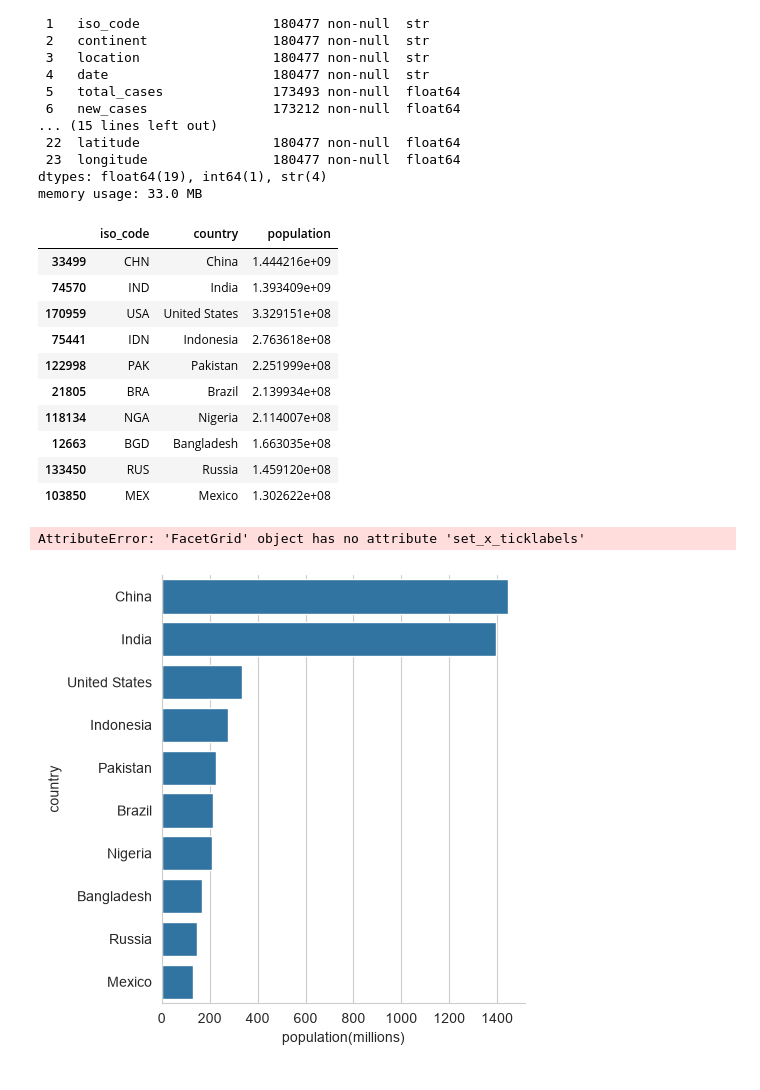
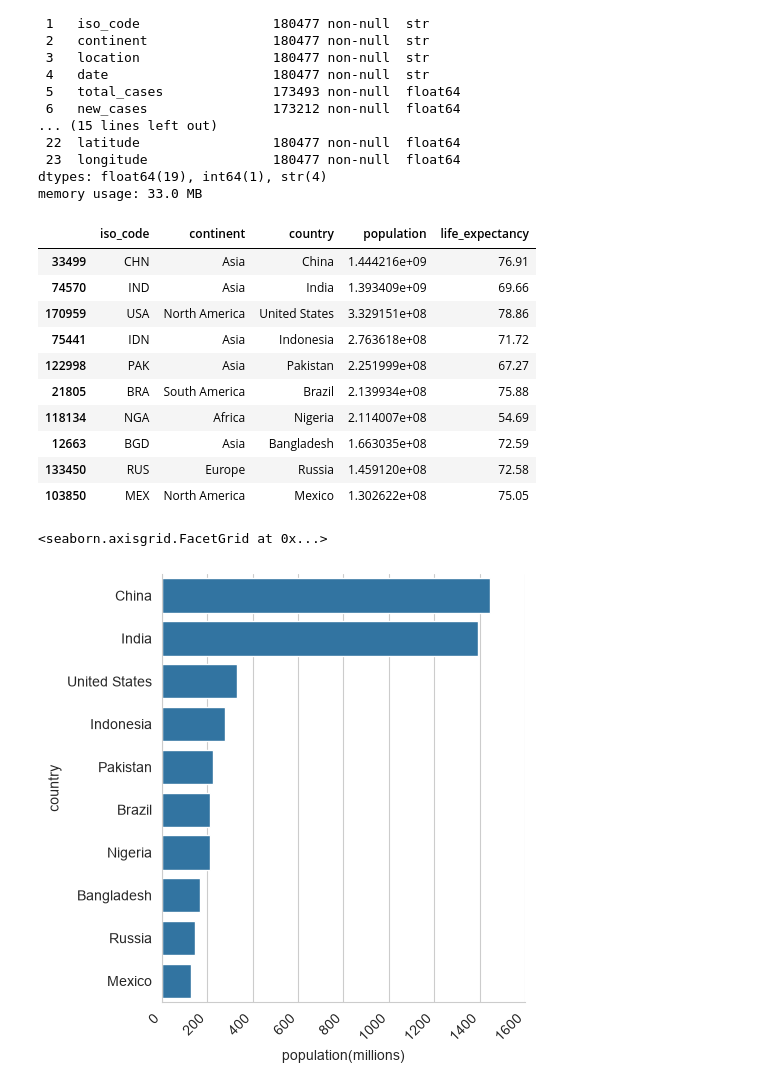
Before and after one commit to alesziegler/clab-project-covid-data, a Jupyter notebook: covid_19_tracker.ipynb, the cells around one changed output. Drawn from its saved outputs; the diff is of its cells as text; code cells hidden in the pictures.

```diff
--- a/covid_19_tracker.ipynb
+++ b/covid_19_tracker.ipynb
@@ -47,7 +47,7 @@ Data columns (total 24 columns):
 dtypes: float64(19), int64(1), str(4)
 memory usage: 33.0 MB
 # %%
-df_countries = df[["iso_code","location","population"]].drop_duplicates()
+df_countries = df[["iso_code","continent","location","population","life_expectancy"]].drop_duplicates()
 df_countries = df_countries.rename(columns={"location":"country"})
 df_countries = df_countries.sort_values(by="population",ascending=False)
 
@@ -55,27 +55,27 @@ ten_top_pop_countries = df_countries.head(10)
 
 ten_top_pop_countries
 # %% [output]
-|  | iso_code | country | population |
-| 33499 | CHN | China | 1.444216e+09 |
-| 74570 | IND | India | 1.393409e+09 |
-| 170959 | USA | United States | 3.329151e+08 |
-| 75441 | IDN | Indonesia | 2.763618e+08 |
-| 122998 | PAK | Pakistan | 2.251999e+08 |
-| 21805 | BRA | Brazil | 2.139934e+08 |
-| 118134 | NGA | Nigeria | 2.114007e+08 |
-| 12663 | BGD | Bangladesh | 1.663035e+08 |
-| 133450 | RUS | Russia | 1.459120e+08 |
-| 103850 | MEX | Mexico | 1.302622e+08 |
+|  | iso_code | continent | country | population | life_expectancy |
+| 33499 | CHN | Asia | China | 1.444216e+09 | 76.91 |
+| 74570 | IND | Asia | India | 1.393409e+09 | 69.66 |
+| 170959 | USA | North America | United States | 3.329151e+08 | 78.86 |
+| 75441 | IDN | Asia | Indonesia | 2.763618e+08 | 71.72 |
+| 122998 | PAK | Asia | Pakistan | 2.251999e+08 | 67.27 |
+| 21805 | BRA | South America | Brazil | 2.139934e+08 | 75.88 |
+| 118134 | NGA | Africa | Nigeria | 2.114007e+08 | 54.69 |
+| 12663 | BGD | Asia | Bangladesh | 1.663035e+08 | 72.59 |
+| 133450 | RUS | Europe | Russia | 1.459120e+08 | 72.58 |
+| 103850 | MEX | North America | Mexico | 1.302622e+08 | 75.05 |
 # %%
 graph = sns.catplot(
     data=ten_top_pop_countries,
     x=ten_top_pop_countries["population"]/1e6,
     y=ten_top_pop_countries["country"],
     kind="bar")
 
 sns.set_style("whitegrid")
 plt.xlabel("population(millions)")
-graph.set_xticklabels(graph.get_x_ticklabels(),rotation=45,ha="right")
+graph.set_xticklabels(rotation=45, ha="right")
 # %% [output]
-AttributeError: 'FacetGrid' object has no attribute 'set_x_ticklabels'
+<seaborn.axisgrid.FacetGrid at 0x...>
-[figure, old version]
+[figure, new version]
```
Also changed, not shown: parts of 1 cell of this notebook.
